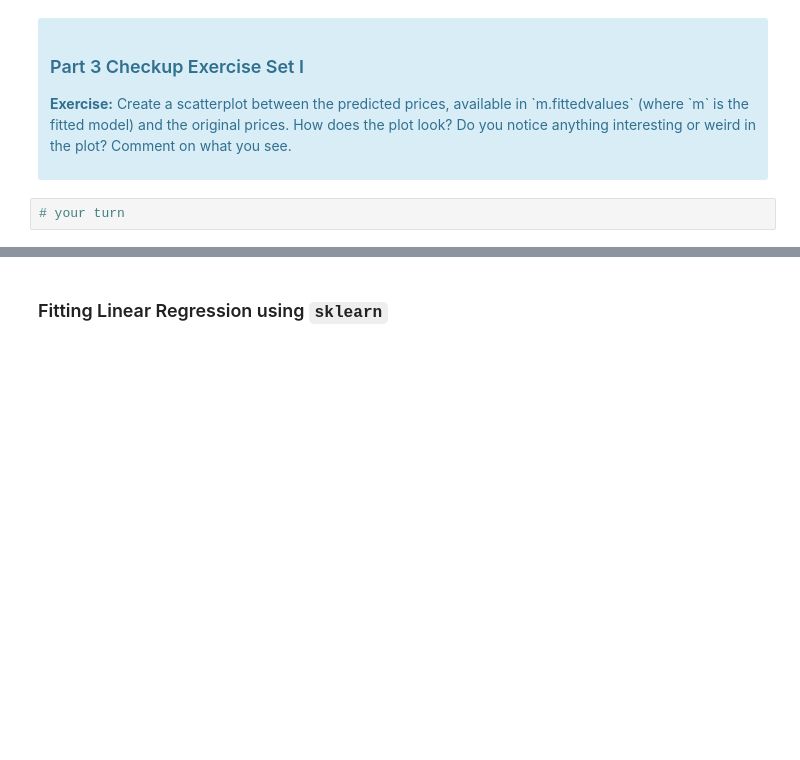
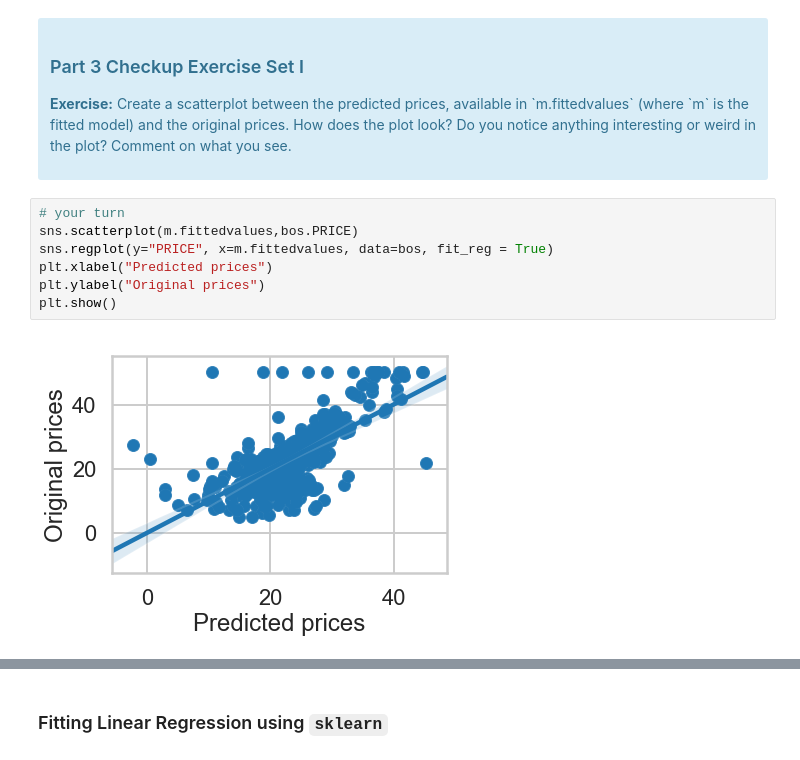
Before and after one commit to shubacca/Linear-Regression-Boston-Housing-Data, a Jupyter notebook: linear_regression/Boston_Housing_Linear_Regression.ipynb, the cells around one changed output, grey strips where cells are left out. Saved outputs shown, nothing was run; the diff lists cells and outputs as text; blank space fills up the shorter version.

```diff
--- a/linear_regression/Mini_Project_Linear_Regression.ipynb
+++ b/linear_regression/Boston_Housing_Linear_Regression.ipynb
@@ -443,5 +475,12 @@ Let's see how our model actually fit our data. We can see below that there is a
 
 <p><b>Exercise:</b> Create a scatterplot between the predicted prices, available in `m.fittedvalues` (where `m` is the fitted model) and the original prices. How does the plot look? Do you notice anything interesting or weird in the plot? Comment on what you see.</p>
 </div>
-# %%
-# your turn
+# %%
+# your turn
+sns.scatterplot(m.fittedvalues,bos.PRICE)
+sns.regplot(y="PRICE", x=m.fittedvalues, data=bos, fit_reg = True)
+plt.xlabel("Predicted prices")
+plt.ylabel("Original prices")
+plt.show()
+# %% [output]
+[figure, added]
```
Also changed, not shown: parts of 33 cells of this notebook.
